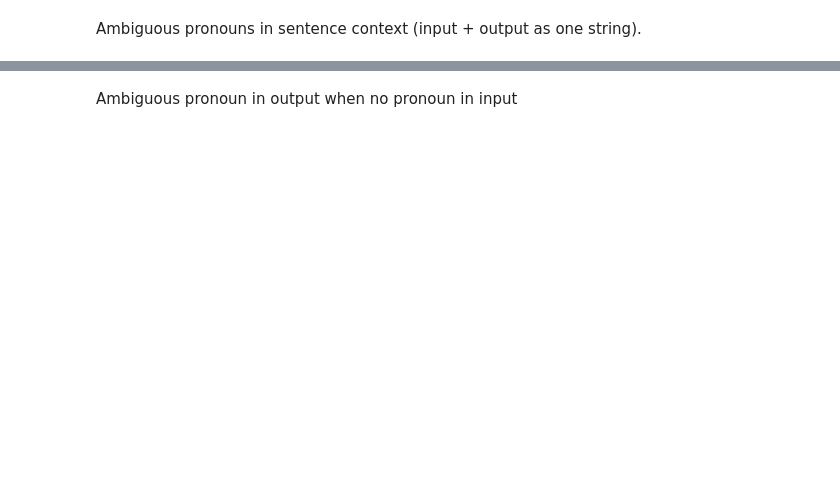
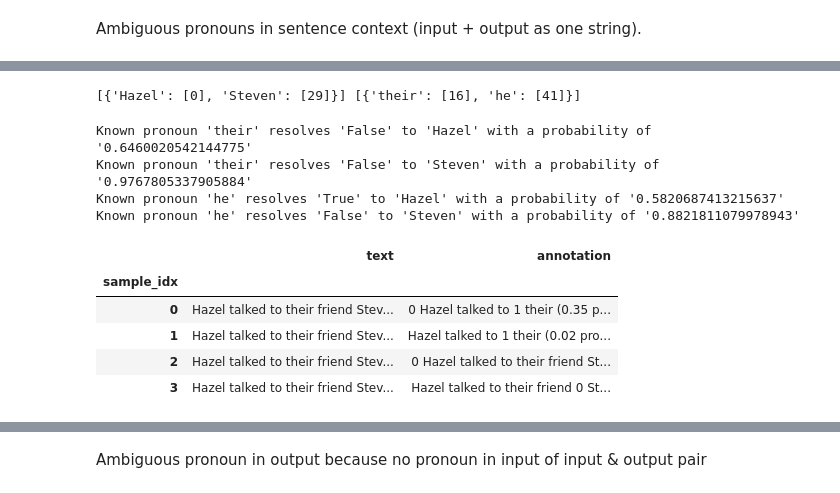
Before and after one commit to lamoghaighoroje/gap, a Jupyter notebook: gap-probert-inference.ipynb, the cells around one changed output, grey strips where cells are left out. Drawn from its saved outputs; the diff is of its cells as text; code cells hidden in the pictures; blank space fills up the shorter version.

```diff
--- a/gap-probert-inference.ipynb
+++ b/gap-probert-inference.ipynb
@@ -770,30 +720,35 @@ To enable them in other operations, rebuild TensorFlow with the appropriate comp
 # %%
 def get_ambiguity_class(text):
     # function to yeild the detection
+    binary_pronouns = ['she', 'her', 'hers', 'he', 'him', 'his']
     def pcd(eval_data_plot):
         if "no pronouns" in eval_data_plot:
             yield {"ambiguity_present": False, "associated_pronouns": None}
         else:
-            binary = False
-            non_binary = False
-            e_group = eval_data_plot.groupby(['id','a_offset'])[['a', 'pronoun', 'a_coref', 'probabilities', 'text']].apply(lambda x: x)
+            # binary = False
+            # non_binary = False
+            e_group = eval_data_plot.groupby(['id','a_offset'])[['a', 'pronoun', 'a_coref', 'probabilities', 'text']]
             # #select only case where the pronoun coreferences the named entity.
             # e_group = e_group.loc[(e_group['a_coref'] == True)]
             plot_gpr_visual(eval_data_plot)
-            group_pronoun = set()
-            for idx, row in e_group.iterrows():
-                group_pronoun.add(row.pronoun)
-                if row.pronoun in binary_pronouns:
-                    binary = True
-                else:
-                    non_binary = True
-            yield {"ambiguity_present": binary == non_binary, "mean_probability":np.mean(e_group.probabilities, axis=0)[0],"named_entity":row.a, "associated_pronouns":group_pronoun}
+            for _, group in e_group:
+                binary = False
+                non_binary = False
+                group_pronoun = set()
+                for _, row in group.iterrows():
+                    group_pronoun.add(row.pronoun)
+                    if row.pronoun in binary_pronouns:
+                        binary = True
+                    else:
+                        non_binary = True
+                yield {"ambiguity_present": binary == non_binary, "mean_probability":np.mean(group.probabilities, axis=0)[0],
+                    "named_entity":group['a'].iloc[0], "associated_pronouns":group_pronoun}
 
 
     if isinstance(text, str):
         eval_data_plot = process_input(text)
         detected = [i for i in pcd(eval_data_plot)]
-        yield detected[0]
+        yield detected
     elif isinstance(text, dict):
         if "input" in text.keys() and "output" in text.keys():
             eval_data_plot_input = process_input(text["input"])
@@ -801,7 +756,8 @@ def get_ambiguity_class(text):
             eval_data_plot_output = process_input(text["output"])
             output = [i for i in pcd(eval_data_plot_output)]
             if input[0]["associated_pronouns"] == None and output[0]["associated_pronouns"] != None:
-                yield {"ambiguity_present": True, "mean_probability":output[0]["mean_probability"], "named_entity":output[0]["named_entity"], "associated_pronouns":output[0]["associated_pronouns"]}
+                yield {"ambiguity_present": True, "mean_probability":output[0]["mean_probability"],
+                       "named_entity":output[0]["named_entity"], "associated_pronouns":output[0]["associated_pronouns"]}
             else:
                 yield output[0]
         else:
@@ -865,0 +837,20 @@ Gender Ambiguity:  {'ambiguity_present': True, 'mean_probability': 0.7888517, 'n
+# %%
+t1_start = perf_counter()
+output_1 = "Hazel talked to their friend Steven, and he was able to provide suggestions."
+is_gap_present = get_ambiguity_class(output_1)
+for gap in is_gap_present:
+    print("\nGender Ambiguity: ", gap)
+t1_stop = perf_counter()
+print("Elapsed time during the whole program in seconds:", t1_stop-t1_start)
+# %% [output]
+[{'Hazel': [0], 'Steven': [29]}] [{'their': [16], 'he': [41]}]
+Known pronoun 'their' resolves 'False' to 'Hazel' with a probability of '0.6460020542144775'
+Known pronoun 'their' resolves 'False' to 'Steven' with a probability of '0.9767805337905884'
+Known pronoun 'he' resolves 'True' to 'Hazel' with a probability of '0.5820687413215637'
+Known pronoun 'he' resolves 'False' to 'Steven' with a probability of '0.8821811079978943'
+|  | text | annotation |
+| sample_idx |  |  |
+| 0 | Hazel talked to their friend Stev... | 0 Hazel talked to 1 their (0.35 p... |
+| 1 | Hazel talked to their friend Stev... | Hazel talked to 1 their (0.02 pro... |
+| 2 | Hazel talked to their friend Stev... | 0 Hazel talked to their friend St... |
+| 3 | Hazel talked to their friend Stev... | Hazel talked to their friend 0 St... |
@@ -866,3 +859,3 @@ Gender Ambiguity:  {'ambiguity_present': True, 'mean_probability': 0.7888517, 'n
 # %% [markdown]
-Ambiguous pronoun in output when no pronoun in input
+Ambiguous pronoun in output because no pronoun in input of input & output pair
 # %%
```
Also changed, not shown: parts of 15 cells of this notebook.
